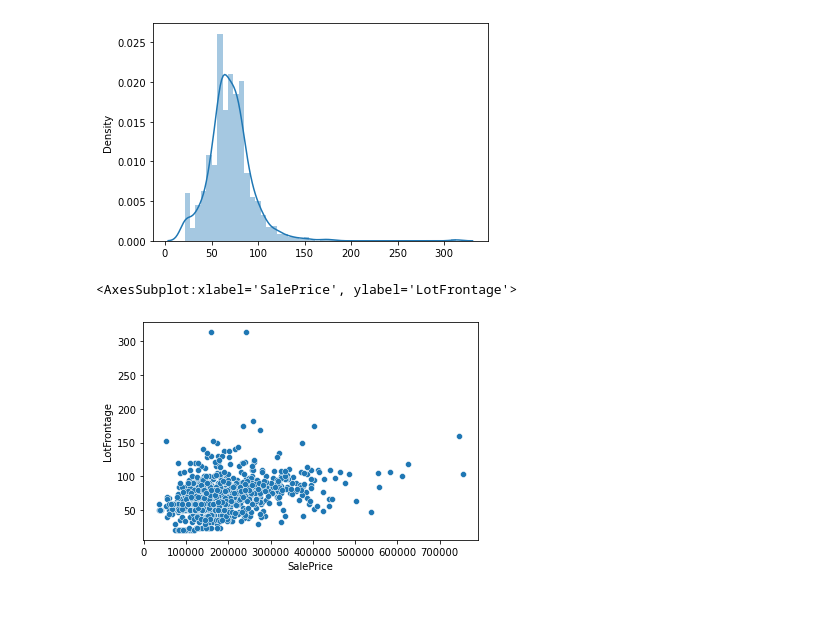
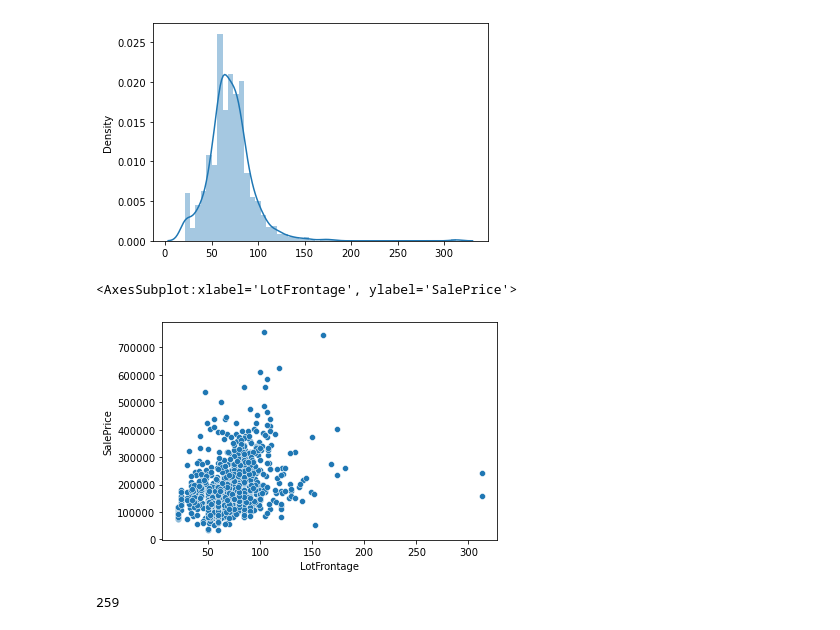
Before and after one commit to tionx3na/kaggle_competetions, a Jupyter notebook: house_prices/model.ipynb, the cells around one changed output. Cells and saved outputs as stored; diff of their text form; code cells hidden in the pictures.

```diff
--- a/house_prices/model.ipynb
+++ b/house_prices/model.ipynb
@@ -65,7 +65,12 @@ sns.distplot(x=train_data.LotFrontage)
 <AxesSubplot:ylabel='Density'>
 [figure]
 # %%
-sns.scatterplot(x=train_data.SalePrice, y=train_data.LotFrontage)
+sns.scatterplot(x=train_data.LotFrontage, y=train_data.SalePrice)
 # %% [output]
-<AxesSubplot:xlabel='SalePrice', ylabel='LotFrontage'>
+<AxesSubplot:xlabel='LotFrontage', ylabel='SalePrice'>
-[figure, old version]
+[figure, new version]
+# %%
+diff = 1460 - train_data.LotFrontage.count()
+diff
+# %% [output]
+259
```
Also changed, not shown: parts of 50 cells of this notebook, 1 other file.
